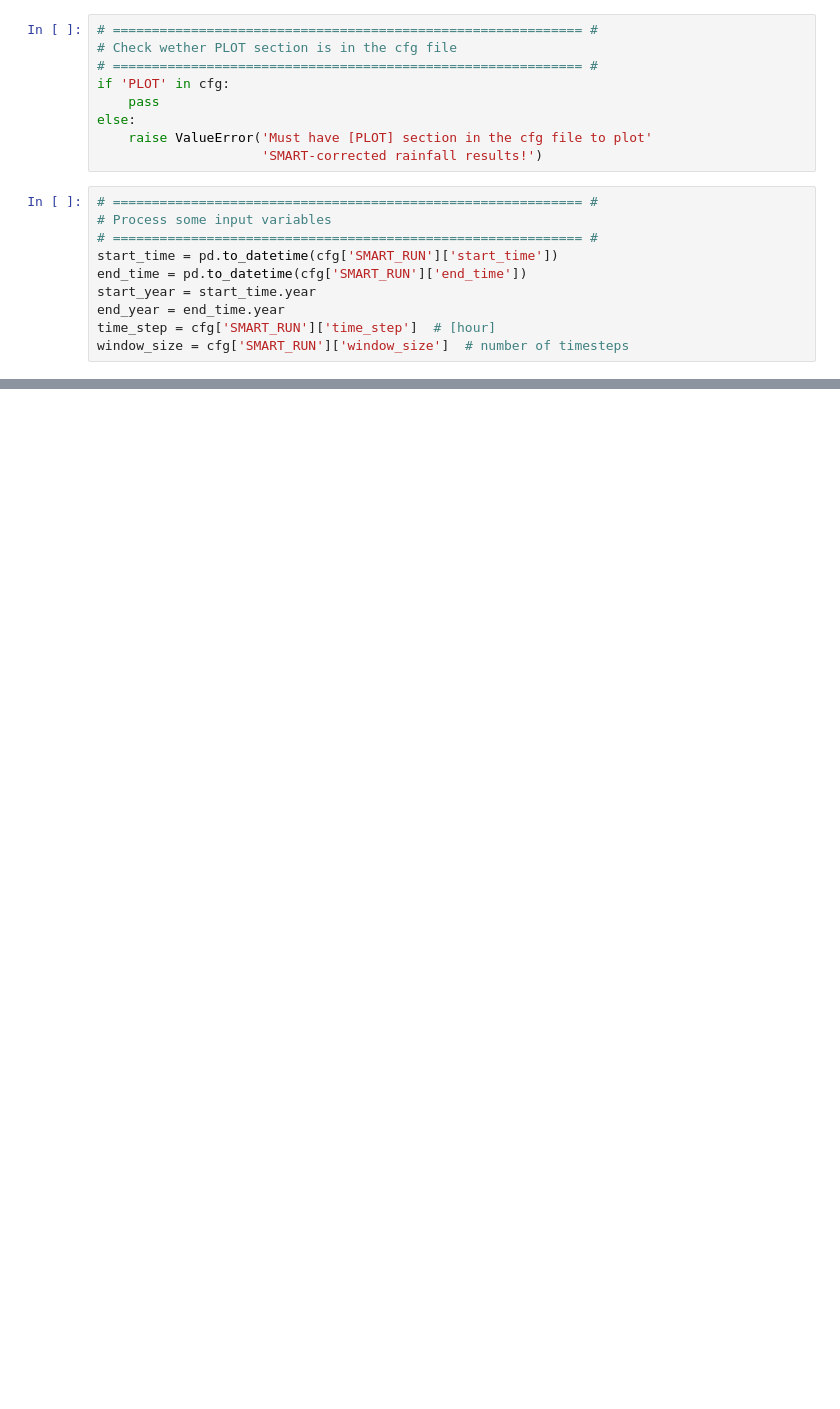
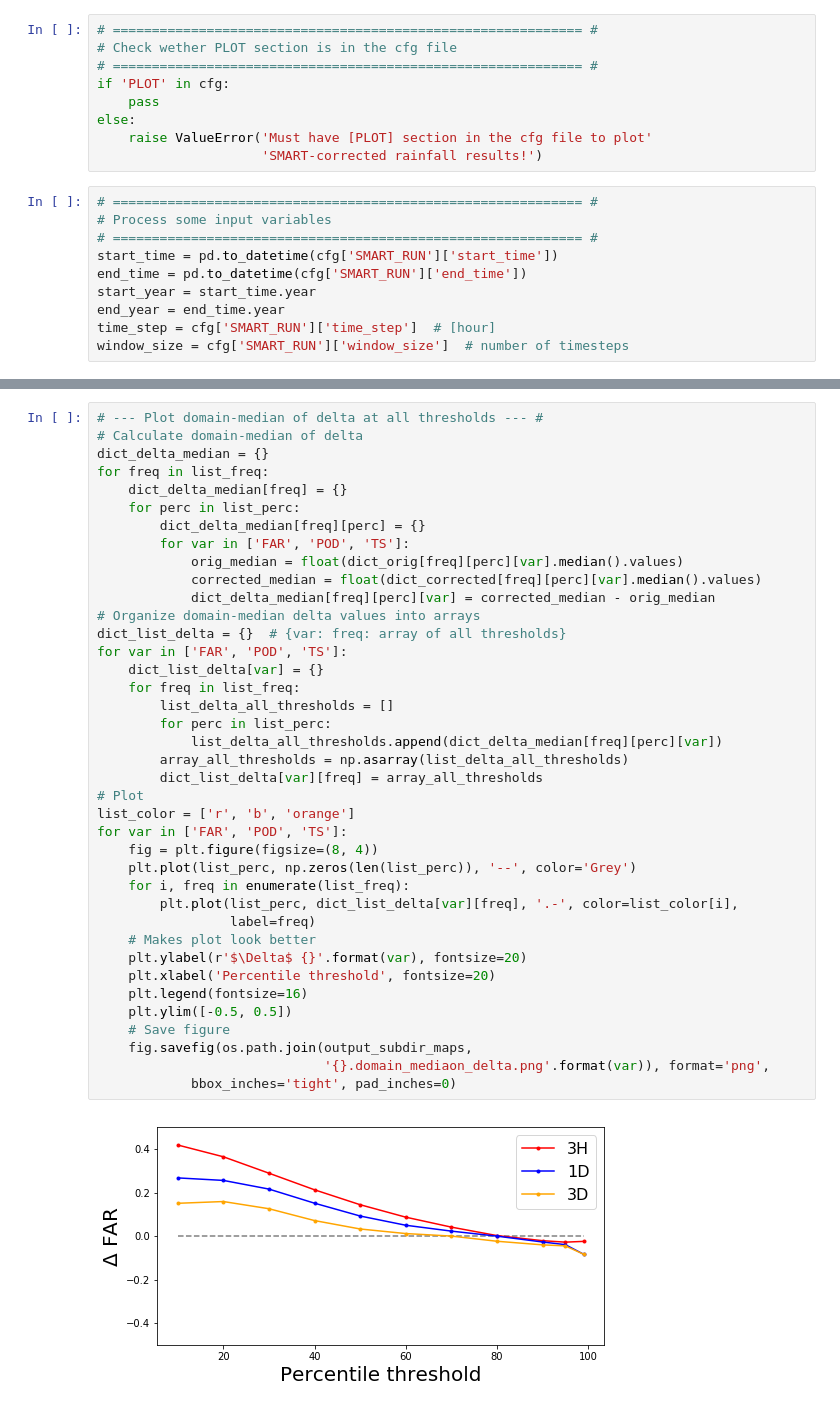
Before and after one commit to UW-Hydro/dual_DA_SMAP, a Jupyter notebook: tools/plot_SMART_results/plot_SMART.ipynb, the cells around one changed output, grey strips where cells are left out. Saved outputs shown, nothing was run; the diff lists cells and outputs as text; blank space fills up the shorter version.

```diff
--- a/tools/plot_SMART_results/plot_SMART.ipynb
+++ b/tools/plot_SMART_results/plot_SMART.ipynb
@@ -271,0 +300,41 @@ fig.savefig(os.path.join(output_subdir_maps, 'lambda_param.png'), format='png',
+# %%
+# --- Plot domain-median of delta at all thresholds --- #
+# Calculate domain-median of delta
+dict_delta_median = {}
+for freq in list_freq:
+    dict_delta_median[freq] = {}
+    for perc in list_perc:
+        dict_delta_median[freq][perc] = {}
+        for var in ['FAR', 'POD', 'TS']:
+            orig_median = float(dict_orig[freq][perc][var].median().values)
+            corrected_median = float(dict_corrected[freq][perc][var].median().values)
+            dict_delta_median[freq][perc][var] = corrected_median - orig_median
+# Organize domain-median delta values into arrays
+dict_list_delta = {}  # {var: freq: array of all thresholds}
+for var in ['FAR', 'POD', 'TS']:
+    dict_list_delta[var] = {}
+    for freq in list_freq:
+        list_delta_all_thresholds = []
+        for perc in list_perc:
+            list_delta_all_thresholds.append(dict_delta_median[freq][perc][var])
+        array_all_thresholds = np.asarray(list_delta_all_thresholds)
+        dict_list_delta[var][freq] = array_all_thresholds
+# Plot
+list_color = ['r', 'b', 'orange']
+for var in ['FAR', 'POD', 'TS']:
+    fig = plt.figure(figsize=(8, 4))
+    plt.plot(list_perc, np.zeros(len(list_perc)), '--', color='Grey')
+    for i, freq in enumerate(list_freq):
+        plt.plot(list_perc, dict_list_delta[var][freq], '.-', color=list_color[i],
+                 label=freq)
+    # Makes plot look better
+    plt.ylabel(r'$\Delta$ {}'.format(var), fontsize=20)
+    plt.xlabel('Percentile threshold', fontsize=20)
+    plt.legend(fontsize=16)
+    plt.ylim([-0.5, 0.5])
+    # Save figure
+    fig.savefig(os.path.join(output_subdir_maps,
+                             '{}.domain_mediaon_delta.png'.format(var)), format='png',
+            bbox_inches='tight', pad_inches=0)
+# %% [output]
+[figure, added]
```
Also changed, not shown: parts of 45 cells of this notebook, 23 other files.
